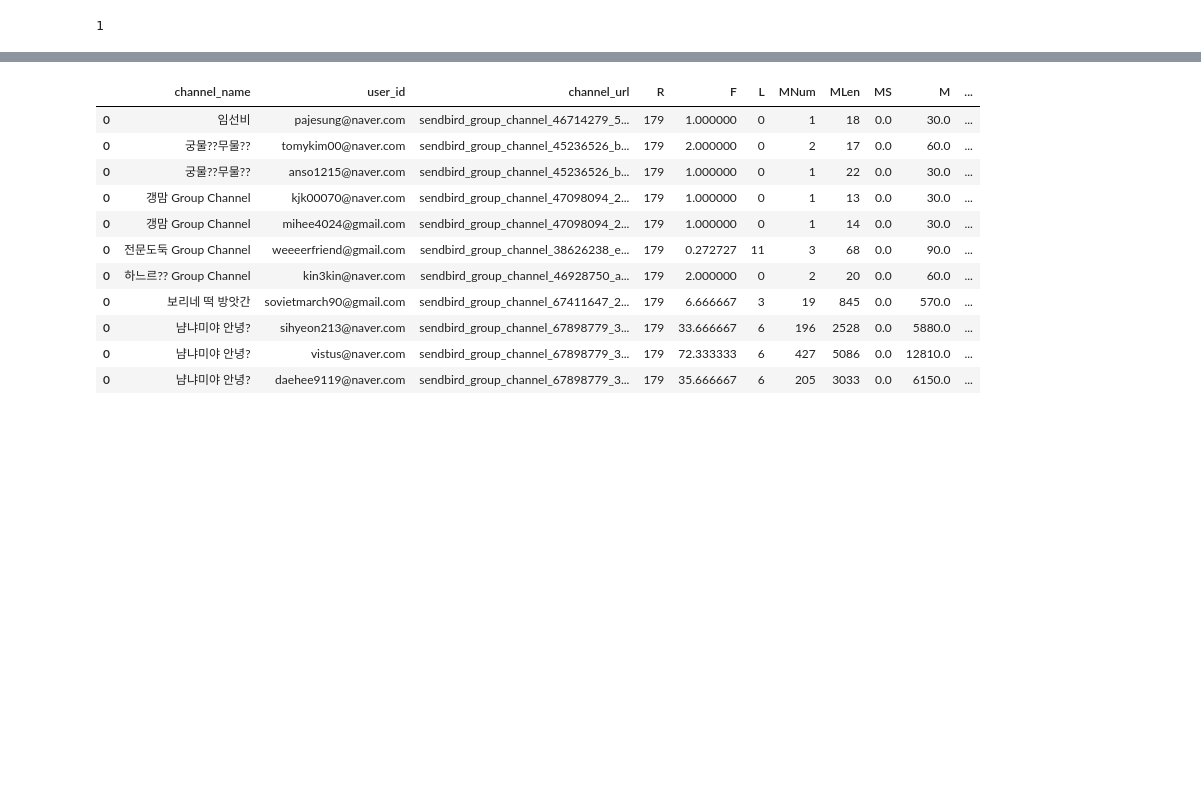
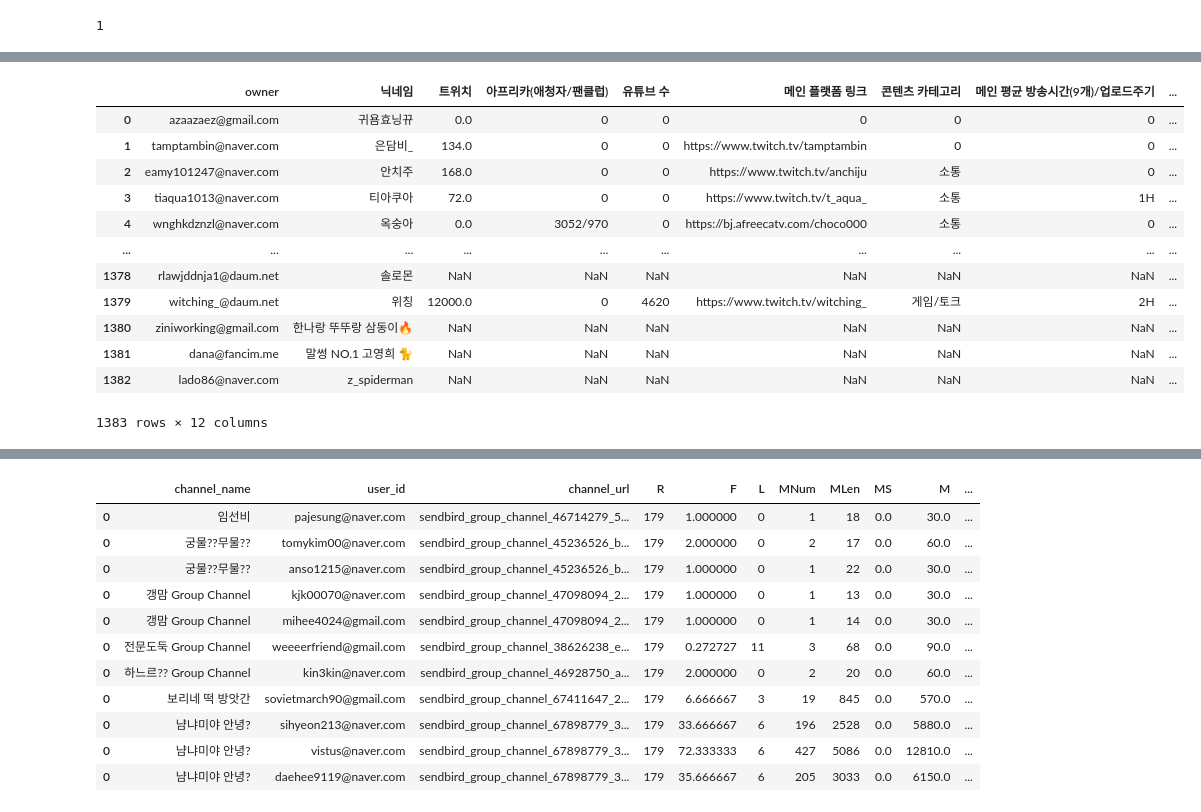
Before and after one commit to bhkwon89/Chat_analysis, a Jupyter notebook: cp2_test.ipynb, the cells around one changed output, grey strips where cells are left out. Cells and saved outputs as stored; diff of their text form; code cells hidden in the pictures; blank space fills up the shorter version.

```diff
--- a/cp2_test.ipynb
+++ b/cp2_test.ipynb
@@ -545,0 +574,18 @@ dfRfmByFan_Room
+# %%
+df_celeb_info = pd.read_excel('/content/drive/MyDrive/cp2/celeb.xlsx')
+df_celeb_info.rename(columns={'이메일':'owner'}, inplace=True)
+df_celeb_info
+# %% [output]
+|  | owner | 닉네임 | 트위치 | 아프리카(애청자/팬클럽) | 유튜브 수 | 메인 플랫폼 링크 | 콘텐츠 카테고리 | 메인 평균 방송시간(9개)/업로드주기 | ... |
+| 0 | azaazaez@gmail.com | 귀욤효닝뀨 | 0.0 | 0 | 0 | 0 | 0 | 0 | ... |
+| 1 | tamptambin@naver.com | 은담비_ | 134.0 | 0 | 0 | https://www.twitch.tv/tamptambin | 0 | 0 | ... |
+| 2 | eamy101247@naver.com | 안치주 | 168.0 | 0 | 0 | https://www.twitch.tv/anchiju | 소통 | 0 | ... |
+| 3 | tiaqua1013@naver.com | 티아쿠아 | 72.0 | 0 | 0 | https://www.twitch.tv/t_aqua_ | 소통 | 1H | ... |
+| 4 | wnghkdznzl@naver.com | 옥숭아 | 0.0 | 3052/970 | 0 | https://bj.afreecatv.com/choco000 | 소통 | 0 | ... |
+| ... | ... | ... | ... | ... | ... | ... | ... | ... | ... |
+| 1378 | rlawjddnja1@daum.net | 솔로몬 | NaN | NaN | NaN | NaN | NaN | NaN | ... |
+| 1379 | witching_@daum.net | 위칭 | 12000.0 | 0 | 4620 | https://www.twitch.tv/witching_ | 게임/토크 | 2H | ... |
+| 1380 | ziniworking@gmail.com | 한나랑 뚜뚜랑 삼동이🔥 | NaN | NaN | NaN | NaN | NaN | NaN | ... |
+| 1381 | dana@fancim.me | 말썽 NO.1 고영희 🐈 | NaN | NaN | NaN | NaN | NaN | NaN | ... |
+| 1382 | lado86@naver.com | z_spiderman | NaN | NaN | NaN | NaN | NaN | NaN | ... |
+1383 rows × 12 columns
```
Also changed, not shown: parts of 17 cells of this notebook.
